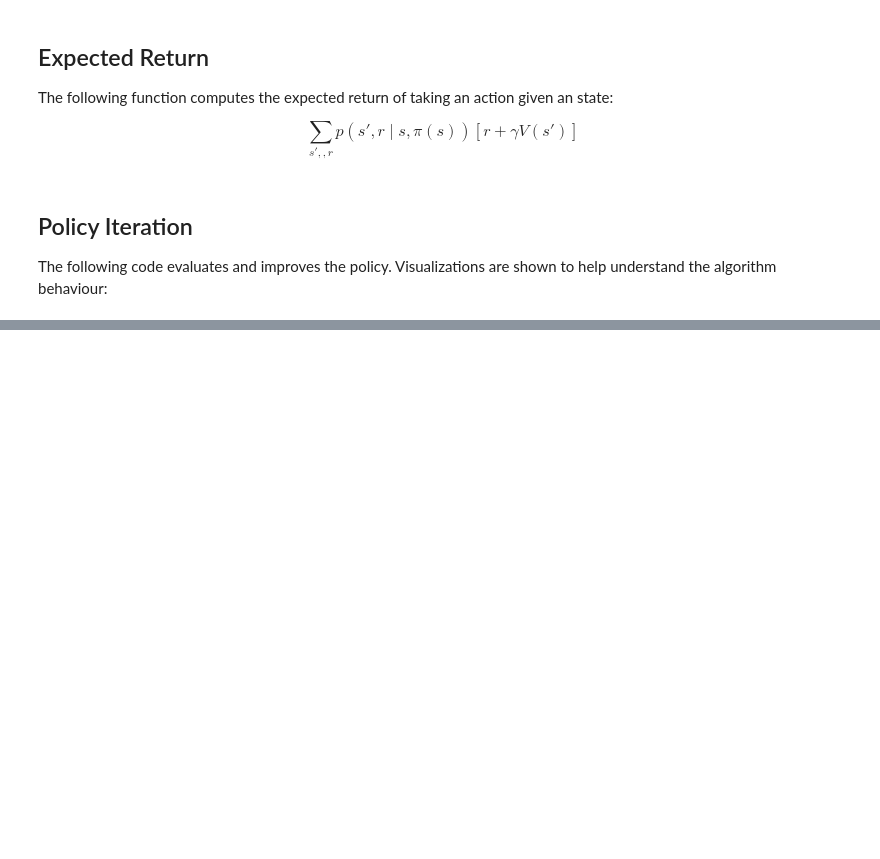
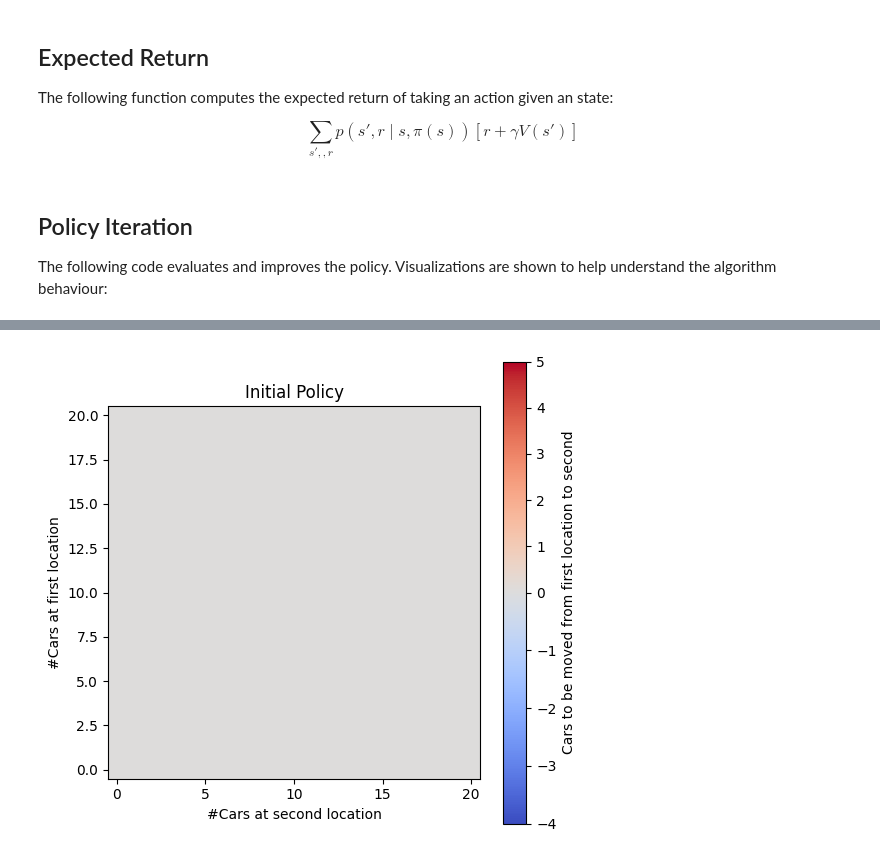
Before and after one commit to dnoliver/jacks-car-rental-policy-iteration, a Jupyter notebook: notebook.ipynb, the cells around one changed output, grey strips where cells are left out. Drawn from its saved outputs; the diff is of its cells as text; code cells hidden in the pictures; blank space fills up the shorter version.

```diff
--- a/notebook.ipynb
+++ b/notebook.ipynb
@@ -294,0 +459,81 @@ Policy iteration complete.
+# %%
+# Value function V[s1, s2]
+V = np.zeros((MAX_CARS + 1, MAX_CARS + 1))
+
+# Policy π[s1, s2]
+pi = np.zeros((MAX_CARS + 1, MAX_CARS + 1), dtype=int)
+
+# Visualize initial policy
+print(f"Initial Policy")
+visualize_policy(pi, title=f"Initial Policy")
+
+
+# ---------- POLICY ITERATION ----------
+iteration = 0
+while True:
+    iteration += 1
+    print(f"Policy Iteration {iteration}")
+
+    # ----- POLICY EVALUATION -----
+    while True:
+
+        # Reset delta
+        delta = 0
+
+        # Iterate over states to evaluate policy
+        with tqdm(total=(MAX_CARS + 1) ** 2, desc="Evaluating Policy", file=sys.stdout) as pbar:
+            for s1 in range(MAX_CARS + 1):
+                for s2 in range(MAX_CARS + 1):
+
+                    # Update progress bar
+                    pbar.update(1)
+
+                    # Update value functions
+                    v = V[s1, s2]
+                    a = pi[s1, s2]
+                    V[s1, s2] = expected_return_with_special_dynamics(s1, s2, a, V)
+                    delta = max(delta, abs(v - V[s1, s2]))
+
+        # Break if converged
+        if delta < THETA:
+            break
+
+    # ----- POLICY IMPROVEMENT -----
+    policy_stable = True
+
+    # Iterate over states to improve the policy
+    with tqdm(total=(MAX_CARS + 1) ** 2, desc="Improving Policy ", file=sys.stdout) as pbar:
+        for s1 in range(MAX_CARS + 1):
+            for s2 in range(MAX_CARS + 1):
+
+                # Update progress bar
+                pbar.update(1)
+
+                # Record current action
+                old_action = pi[s1, s2]
+
+                # Actions available: −min(s2,5) … +min(s1,5)
+                actions = range(-min(s2, MAX_MOVE), min(s1, MAX_MOVE) + 1)
+
+                # Choose best action
+                returns = []
+                for a in actions:
+                    returns.append(expected_return_with_special_dynamics(s1, s2, a, V))
+                best_action = list(actions)[np.argmax(returns)]
+
+                # Update policy if needed
+                pi[s1, s2] = best_action
+
+                # If policy changed, mark as unstable
+                if best_action != old_action:
+                    policy_stable = False
+
+    # Visualize the policy after this iteration
+    visualize_policy(pi, title=f"Policy Iteration {iteration}")
+
+    # Break if policy is stable
+    if policy_stable:
+        break
+
+print("Policy iteration complete.")
+# %% [output]
@@ -294,0 +541 @@ Policy iteration complete.
+[figure, added]
```
Also changed, not shown: parts of 12 cells of this notebook, 4 other files.
